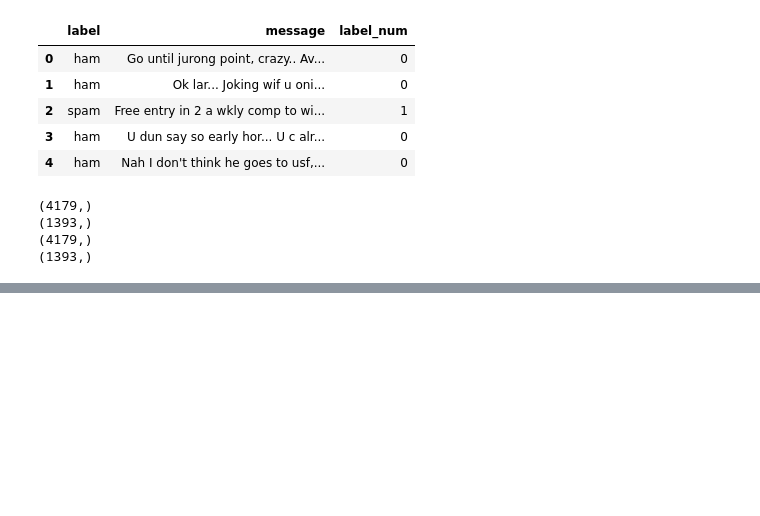
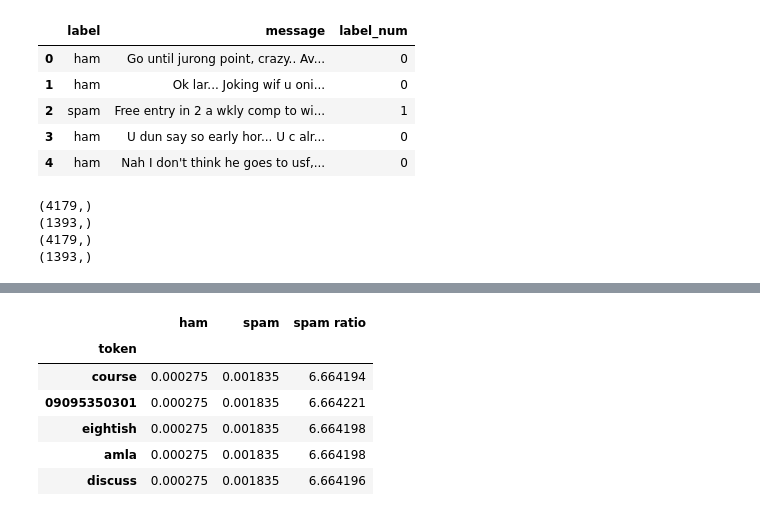
Before and after one commit to ayushmittal02/machine_learning, a Jupyter notebook: text_analysis_in_scikit_learn.ipynb, the cells around one changed output, grey strips where cells are left out. Drawn from its saved outputs; the diff is of its cells as text; code cells hidden in the pictures; blank space fills up the shorter version.

```diff
--- a/text_analysis_in_scikit_learn.ipynb
+++ b/text_analysis_in_scikit_learn.ipynb
@@ -126,0 +242,11 @@ X_test_dtm
+# %%
+tokens['spam ratio']=tokens.spam/tokens.ham
+tokens.sample(5)
+# %% [output]
+|  | ham | spam | spam ratio |
+| token |  |  |  |
+| course | 0.000275 | 0.001835 | 6.664194 |
+| 09095350301 | 0.000275 | 0.001835 | 6.664221 |
+| eightish | 0.000275 | 0.001835 | 6.664198 |
+| amla | 0.000275 | 0.001835 | 6.664198 |
+| discuss | 0.000275 | 0.001835 | 6.664196 |
```
Also changed, not shown: parts of 26 cells of this notebook.
